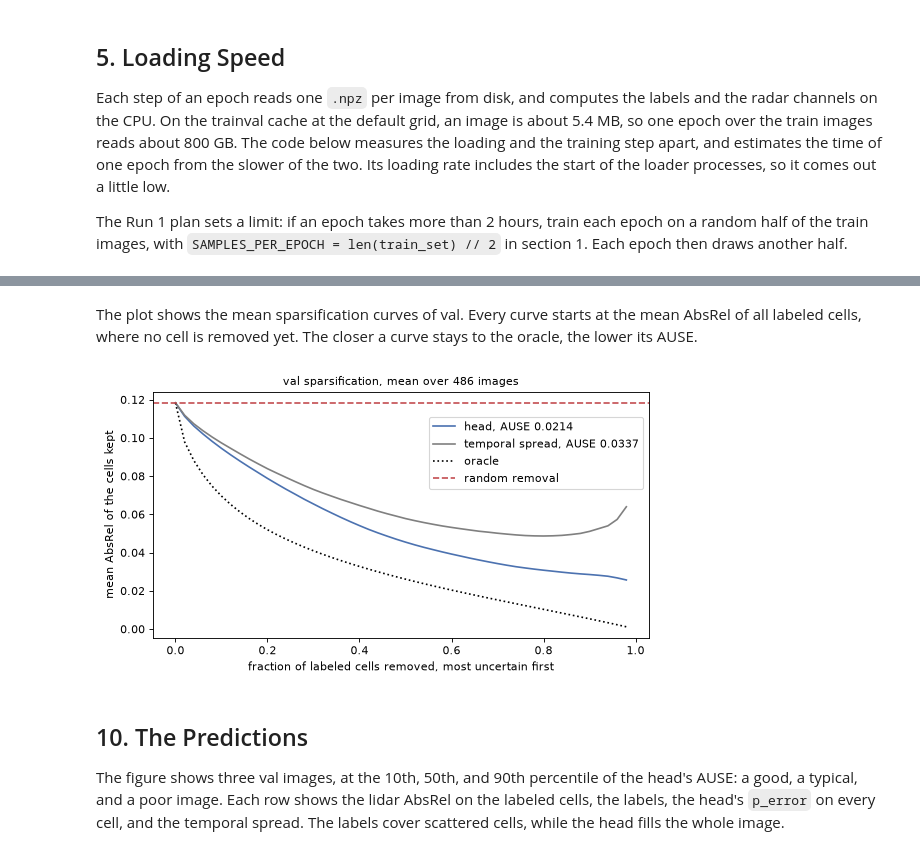
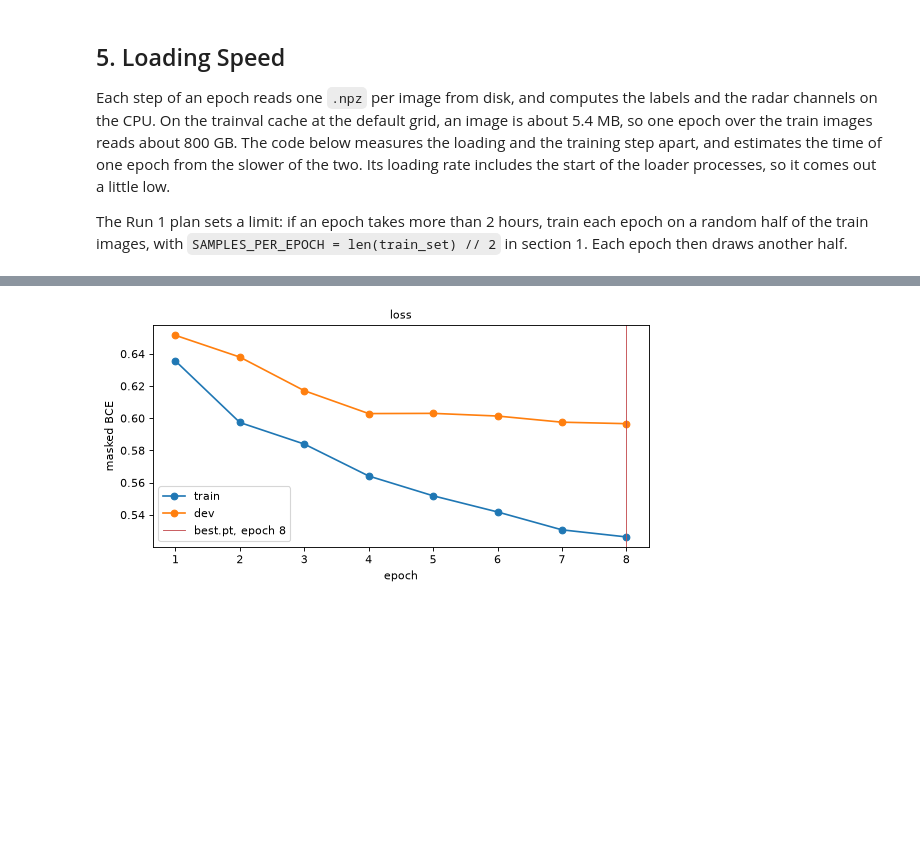
Before and after one commit to kgqiao/monocular-depth-confidence-estimation, a Jupyter notebook: confhead/notebooks/train-head.ipynb, the cells around one changed output, grey strips where cells are left out. Saved outputs shown, nothing was run; the diff lists cells and outputs as text; code cells hidden in the pictures; blank space fills up the shorter version.

```diff
--- a/confhead/notebooks/train-head.ipynb
+++ b/confhead/notebooks/train-head.ipynb
@@ -465,24 +396,17 @@ for epoch in range(len(history), EPOCHS):
         if step % log_every == 0:
             rate = step * BATCH_SIZE / (time.perf_counter() - t0)
             print(f"  epoch {epoch + 1} step {step}/{len(train_loader)}: loss {np.mean(losses[-log_every:]):.4f}, {rate:.0f} images/s")
-    train_minutes = (time.perf_counter() - t0) / 60
 
-    scored = evaluate(head, dev_loader)
-    dev_scores = summarize(scored["images"])
-    record = {"epoch": epoch + 1, "train_loss": float(np.mean(losses)), "dev_loss": scored["loss"],
-              "lr": scheduler.get_last_lr()[0], "train_minutes": train_minutes,
-              **{f"dev_{k}": v for k, v in dev_scores.items() if k.startswith(("auroc", "ause", "aurg"))}}
+    record = {"epoch": epoch + 1, "train_loss": float(np.mean(losses)), "dev_loss": dev_loss(head, dev_loader),
+              "lr": scheduler.get_last_lr()[0], "minutes": (time.perf_counter() - t0) / 60}
     history.append(record)
-
-    checkpoint = {"head": head.state_dict(), "in_channels": C, "widths": WIDTHS, "channels": names,
-                  "epoch": epoch + 1, "pos_weight": POS_WEIGHT, "history": history}
-    is_best = record["dev_ause_head"] < best_ause
+    fields = dict(epoch=epoch + 1, pos_weight=POS_WEIGHT, history=history, cache=cache_info, git=config["git"])
+    is_best = record["dev_loss"] < best_loss
     if is_best:
-        best_ause = record["dev_ause_head"]
-        torch.save(checkpoint, RUN_DIR / "best.pt")
-    torch.save({**checkpoint, "optimizer": optimizer.state_dict(), "scheduler": scheduler.state_dict()}, last)
+        best_loss = record["dev_loss"]
+        save_head(RUN_DIR / "best.pt", head, INPUTS, names, **fields)
+    save_head(last, head, INPUTS, names, optimizer=optimizer.state_dict(), scheduler=scheduler.state_dict(), **fields)
     (RUN_DIR / "history.json").write_text(json.dumps(history, indent=1) + "\n")
     print(f"epoch {epoch + 1}: train loss {record['train_loss']:.4f}, dev loss {record['dev_loss']:.4f}, "
-          f"dev AUSE {record['dev_ause_head']:.4f}, AUROC {record['dev_auroc_head']:.3f}, "
-          f"{train_minutes:.1f} min" + (", best so far" if is_best else ""))
+          f"{record['minutes']:.1f} min" + (", best so far" if is_best else ""))
 # %% [output]
@@ -567,21 +434,12 @@ epoch 1 on 486 val images; masked loss 0.5698
-# %% [markdown]
-The plot shows the mean sparsification curves of val. Every curve starts at the mean AbsRel of all labeled cells, where no cell is removed yet. The closer a curve stays to the oracle, the lower its AUSE.
-# %%
-curves = val_scored["curves"]
-removed = np.arange(len(curves["oracle"])) / len(curves["oracle"])
-fig, ax = plt.subplots(figsize=(8, 4))
-ax.plot(removed, curves["head"], label=f"head, AUSE {val_scores['all']['ause_head']:.4f}", color="#4c72b0")
-if "temporal" in curves:
-    ax.plot(removed, curves["temporal"], label=f"temporal spread, AUSE {val_scores['all']['ause_temporal']:.4f}", color="gray")
-ax.plot(removed, curves["oracle"], label="oracle", color="black", ls=":")
-ax.axhline(curves["oracle"][0], color="#c44e52", ls="--", label="random removal")
-ax.set(xlabel="fraction of labeled cells removed, most uncertain first", ylabel="mean AbsRel of the cells kept",
-       title=f"val sparsification, mean over {len(val_images)} images")
-ax.legend(loc="upper right", bbox_to_anchor=(1, 0.92))
-plt.show()
-# %% [output]
-[figure, removed]
-# %% [markdown]
-## 10. The Predictions
-
-The figure shows three val images, at the 10th, 50th, and 90th percentile of the head's AUSE: a good, a typical, and a poor image. Each row shows the lidar AbsRel on the labeled cells, the labels, the head's `p_error` on every cell, and the temporal spread. The labels cover scattered cells, while the head fills the whole image.
+# %%
+epochs = [h["epoch"] for h in history]
+best_epoch = min(history, key=lambda h: h["dev_loss"])["epoch"]
+fig, ax = plt.subplots(figsize=(8, 3.6))
+ax.plot(epochs, [h["train_loss"] for h in history], "o-", label="train")
+ax.plot(epochs, [h["dev_loss"] for h in history], "o-", label="dev")
+ax.axvline(best_epoch, color="#c44e52", lw=0.8, label=f"best.pt, epoch {best_epoch}")
+ax.set(xlabel="epoch", ylabel="masked BCE", title="loss")
+ax.legend()
+plt.show()
+# %% [output]
+[figure, added]
```
Also changed, not shown: parts of 25 cells of this notebook, 8 other files.
